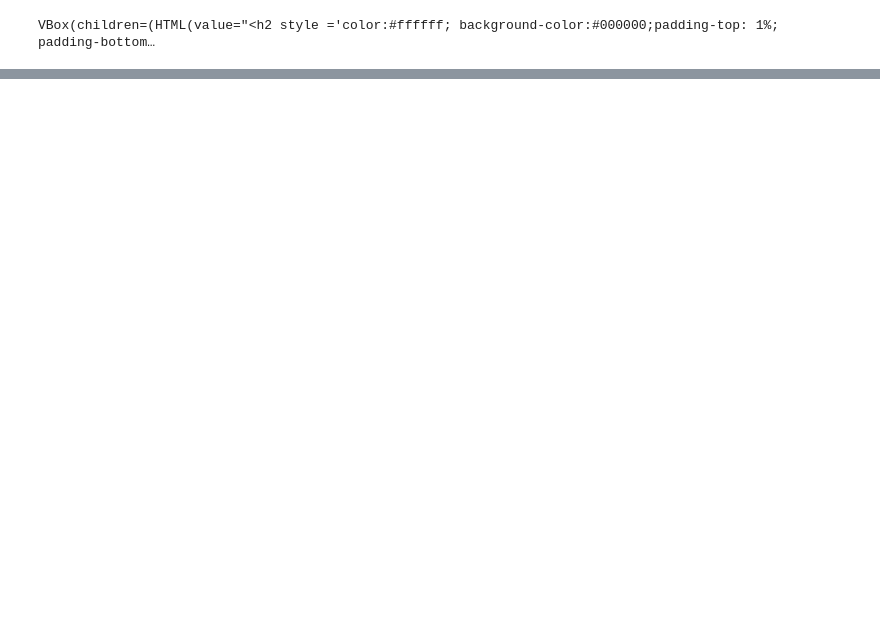
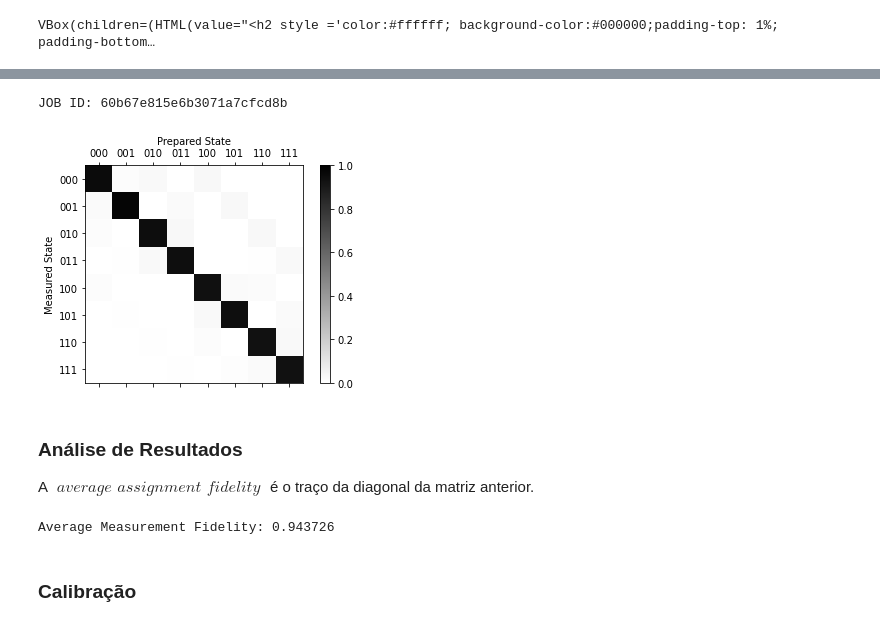
Before and after one commit to IvoLims/Int_Concorrencia, a Jupyter notebook: Projeto/IC - Grupo 13.ipynb, the cells around one changed output, grey strips where cells are left out. Saved outputs shown, nothing was run; the diff lists cells and outputs as text; code cells hidden in the pictures; blank space fills up the shorter version.

```diff
--- a/Projeto/IC - Grupo 13.ipynb
+++ b/Projeto/IC - Grupo 13.ipynb
@@ -221,0 +283,30 @@ state_labels
+# %%
+job_ignis = execute(meas_calibs, backend=backend_device, shots=shots)
+
+jobID_run_ignis = job_ignis.job_id()
+
+print('JOB ID: {}'.format(jobID_run_ignis))
+# %% [output]
+JOB ID: 60b67e815e6b3071a7cfcd8b
+# %%
+job_get=backend_device.retrieve_job("60b67e815e6b3071a7cfcd8b")
+
+cal_results = job_get.result()
+# %%
+meas_fitter = CompleteMeasFitter(cal_results, state_labels, circlabel='mcal')
+
+# Plot the calibration matrix
+meas_fitter.plot_calibration()
+# %% [output]
+[figure, added]
+# %% [markdown]
+### Análise de Resultados
+
+A $\textit{ average assignment fidelity }$ é o traço da diagonal da matriz anterior.
+# %%
+# Qual a medida de fidelidade?
+print("Average Measurement Fidelity: %f" % meas_fitter.readout_fidelity())
+# %% [output]
+Average Measurement Fidelity: 0.943726
+# %% [markdown]
+### Calibração
```
Also changed, not shown: parts of 32 cells of this notebook.
